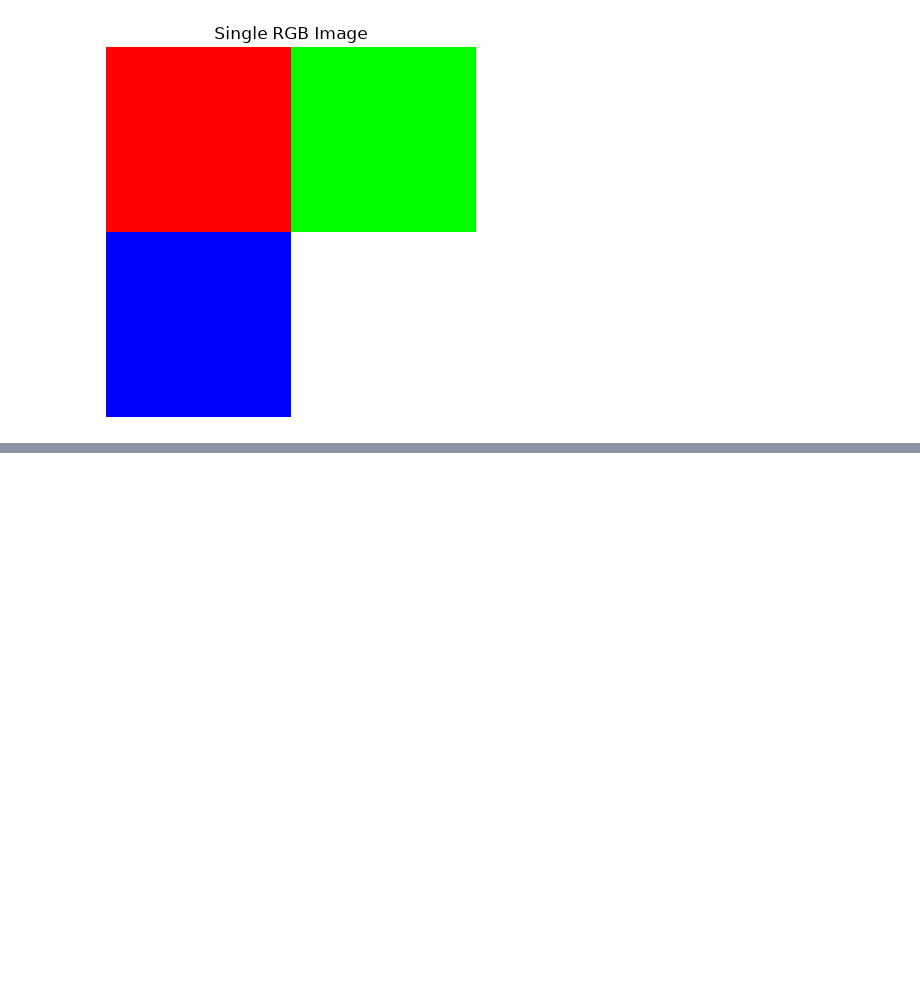
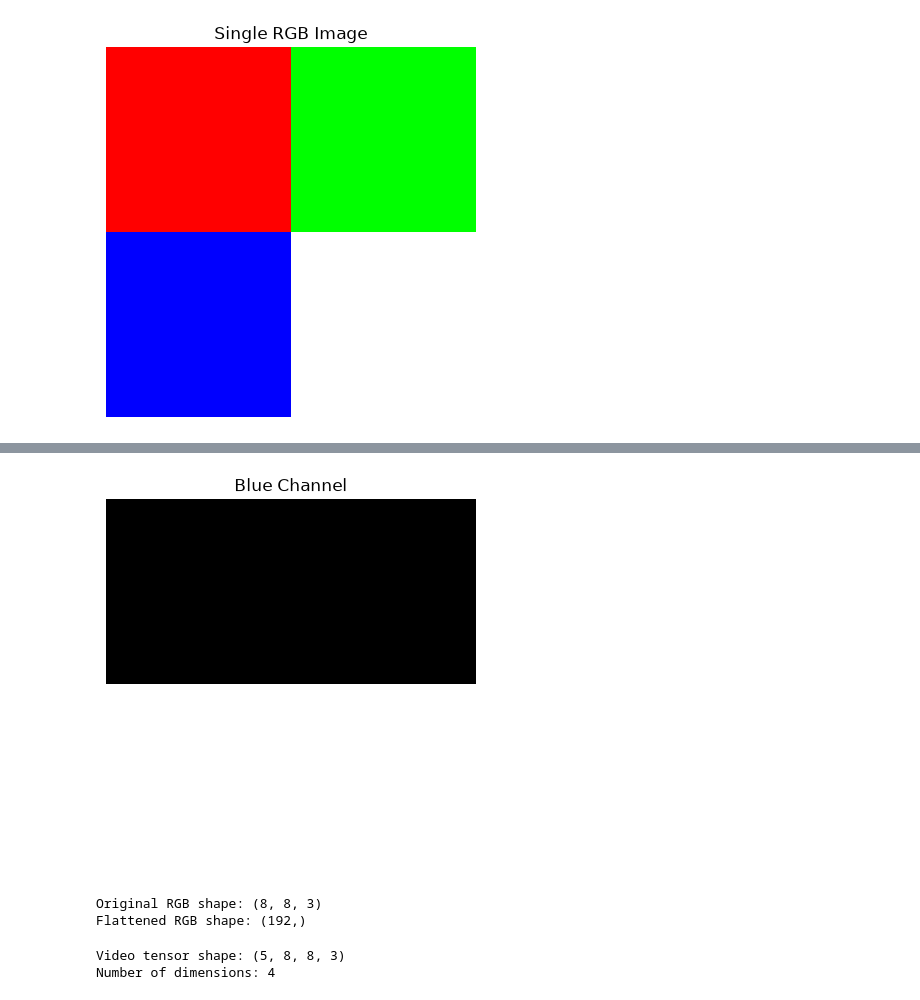
Before and after one commit to BhavyaAgrawat31/ML, a Jupyter notebook: notebooks/Lab3.1_Understanding_Data_As_Tensors.ipynb, the cells around one changed output, grey strips where cells are left out. Cells and saved outputs as stored; diff of their text form; code cells hidden in the pictures; blank space fills up the shorter version.

```diff
--- a/notebooks/Lab3.1_Understanding_Data_As_Tensors.ipynb
+++ b/notebooks/Lab3.1_Understanding_Data_As_Tensors.ipynb
@@ -142,0 +169,33 @@ plt.show()
+# %%
+plt.imshow(blue_channel , cmap = "gray")
+plt.title("Blue Channel")
+plt.axis("off")
+plt.show()
+# %% [output]
+[figure, added]
+# %%
+flat_rgb_image = rgb_image.flatten()
+
+print("Original RGB shape:" , rgb_image.shape)
+print("Flattened RGB shape:" , flat_rgb_image.shape)
+# %% [output]
+Original RGB shape: (8, 8, 3)
+Flattened RGB shape: (192,)
+# %%
+frames = []
+
+for i in range(5):
+    frame = np.zeros((8,8,3) , dtype=np.uint8)
+
+    # Moving red square
+    frame[2:5 , i:i+3 , 0] = 255
+
+    frames.append(frame)
+
+video_tensor = np.array(frames)
+
+print("Video tensor shape:" , video_tensor.shape)
+print("Number of dimensions:" , video_tensor.ndim)
+# %% [output]
+Video tensor shape: (5, 8, 8, 3)
+Number of dimensions: 4
```
Also changed, not shown: parts of 7 cells of this notebook.
